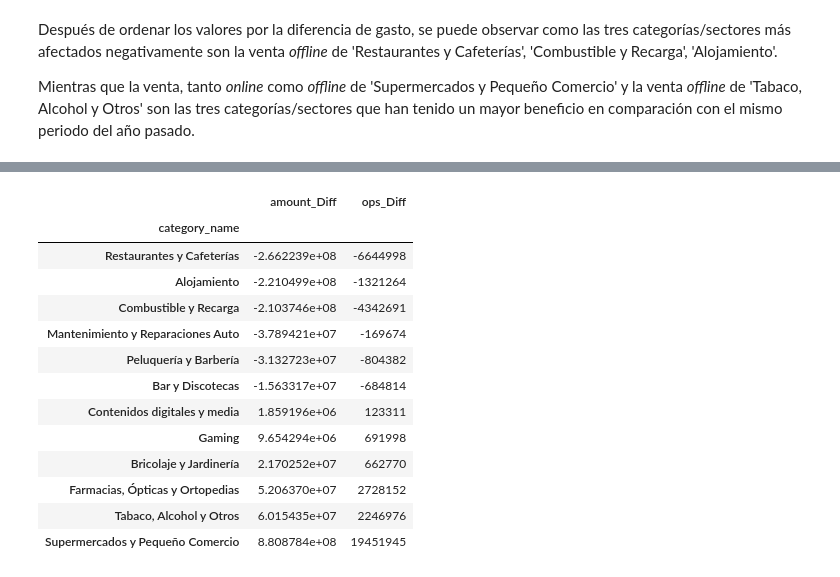
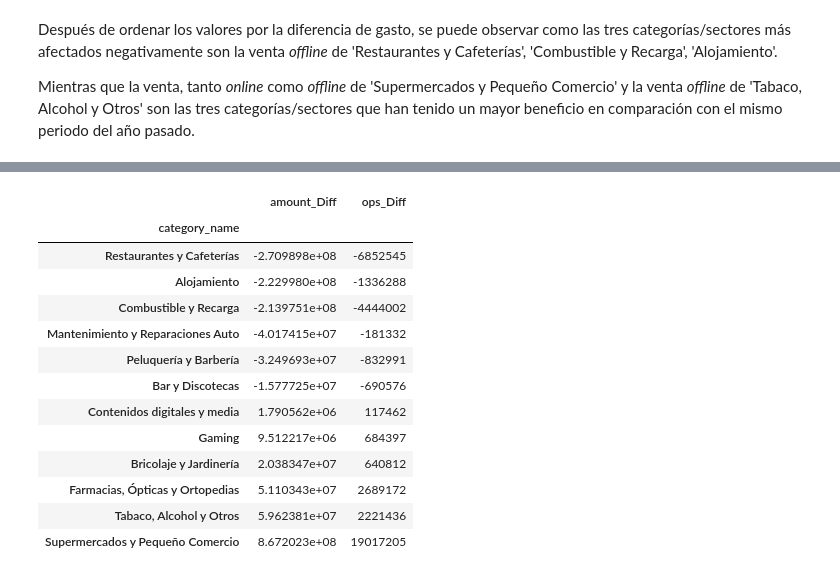
Before and after one commit to csar95/Gasto-con-Tarjeta_Time-Series, a Jupyter notebook: workbook.ipynb, the cells around one changed output, grey strips where cells are left out. Drawn from its saved outputs; the diff is of its cells as text; code cells hidden in the pictures.

```diff
--- a/workbook.ipynb
+++ b/workbook.ipynb
@@ -47,5 +47,6 @@ No hay valores nulos en ninguna columna.
 
 A continuación filtro los datos por fecha agrupados por categoría y canal, generando dos DataFrames distintos: uno con los datos correspondientes a los meses de pandemia y otro con los datos correspondientes a los mismos meses del año pasado.
 # %%
-af_covid_df = df[df['fc_oper'] > 200300].groupby(by=['category_name', 'channel']).agg({'amount':'sum', 'operations_number':'sum'})
+# DATA DURING THE COVID PERIOD
+af_covid_df = df_copy.loc['2020-03-01':].groupby(by=['category_name', 'channel']).sum()  #.agg({'amount':'sum', 'operations_number':'sum'})
 af_covid_df.columns = af_covid_df.columns.values + "_After_Covid"
@@ -55,7 +57,10 @@ bf_covid_df.columns = bf_covid_df.columns.values + "_Before_Covid"
+# %%
+# DATA BEFORE COVID WITHIN THE SAME DATES
+bf_covid_df = df_copy.loc['2019-03-01':'2019-10-04'].groupby(by=['category_name', 'channel']).sum()
+bf_covid_df.columns = bf_covid_df.columns.values + "_Before_Covid"
 # %% [markdown]
 Junto los datos generados en un mismo DataFrame.
 # %%
 new_df = pd.concat([bf_covid_df, af_covid_df], axis=1)
-new_df = new_df.reset_index(level=['category_name','channel'])
 new_df.head()
 # %% [output]
@@ -102,3 +110,5 @@ new_df.sort_values(by='amount_Diff')[['category_name', 'channel', 'amount_Diff',
 Después de ordenar los valores por la diferencia de gasto, se puede observar como las tres categorías/sectores más afectados negativamente son la venta *offline* de 'Restaurantes y Cafeterías', 'Combustible y Recarga', 'Alojamiento'.
 
 Mientras que la venta, tanto *online* como *offline* de 'Supermercados y Pequeño Comercio' y la venta *offline* de 'Tabaco, Alcohol y Otros' son las tres categorías/sectores que han tenido un mayor beneficio en comparación con el mismo periodo del año pasado.
+# %%
+new_df.reset_index(level=['category_name', 'channel'], inplace=True)
@@ -105,17 +122,17 @@ Mientras que la venta, tanto *online* como *offline* de 'Supermercados y Pequeñ
 # %%
-new_df.groupby('category_name').agg({'amount_Diff':'sum', 'ops_Diff':'sum'}).sort_values(by='amount_Diff')
+new_df.groupby('category_name').sum().sort_values(by='amount_Diff')[['amount_Diff', 'ops_Diff']]
 # %% [output]
 |  | amount_Diff | ops_Diff |
 | category_name |  |  |
-| Restaurantes y Cafeterías | -2.662239e+08 | -6644998 |
-| Alojamiento | -2.210499e+08 | -1321264 |
-| Combustible y Recarga | -2.103746e+08 | -4342691 |
-| Mantenimiento y Reparaciones Auto | -3.789421e+07 | -169674 |
-| Peluquería y Barbería | -3.132723e+07 | -804382 |
-| Bar y Discotecas | -1.563317e+07 | -684814 |
-| Contenidos digitales y media | 1.859196e+06 | 123311 |
-| Gaming | 9.654294e+06 | 691998 |
-| Bricolaje y Jardinería | 2.170252e+07 | 662770 |
-| Farmacias, Ópticas y Ortopedias | 5.206370e+07 | 2728152 |
-| Tabaco, Alcohol y Otros | 6.015435e+07 | 2246976 |
-| Supermercados y Pequeño Comercio | 8.808784e+08 | 19451945 |
+| Restaurantes y Cafeterías | -2.709898e+08 | -6852545 |
+| Alojamiento | -2.229980e+08 | -1336288 |
+| Combustible y Recarga | -2.139751e+08 | -4444002 |
+| Mantenimiento y Reparaciones Auto | -4.017415e+07 | -181332 |
+| Peluquería y Barbería | -3.249693e+07 | -832991 |
+| Bar y Discotecas | -1.577725e+07 | -690576 |
+| Contenidos digitales y media | 1.790562e+06 | 117462 |
+| Gaming | 9.512217e+06 | 684397 |
+| Bricolaje y Jardinería | 2.038347e+07 | 640812 |
+| Farmacias, Ópticas y Ortopedias | 5.110343e+07 | 2689172 |
+| Tabaco, Alcohol y Otros | 5.962381e+07 | 2221436 |
+| Supermercados y Pequeño Comercio | 8.672023e+08 | 19017205 |
```
Also changed, not shown: parts of 66 cells of this notebook.
